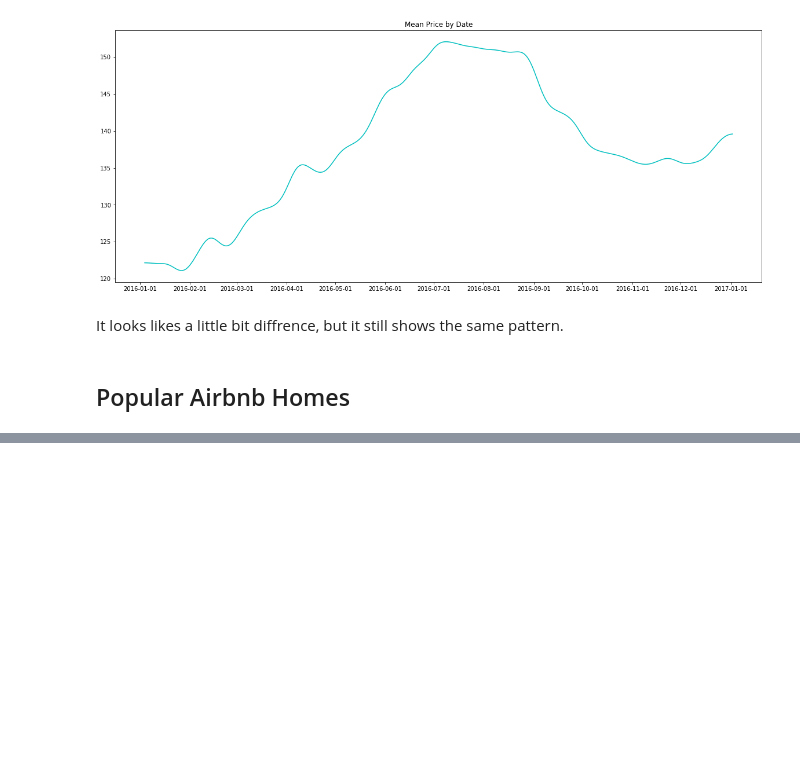
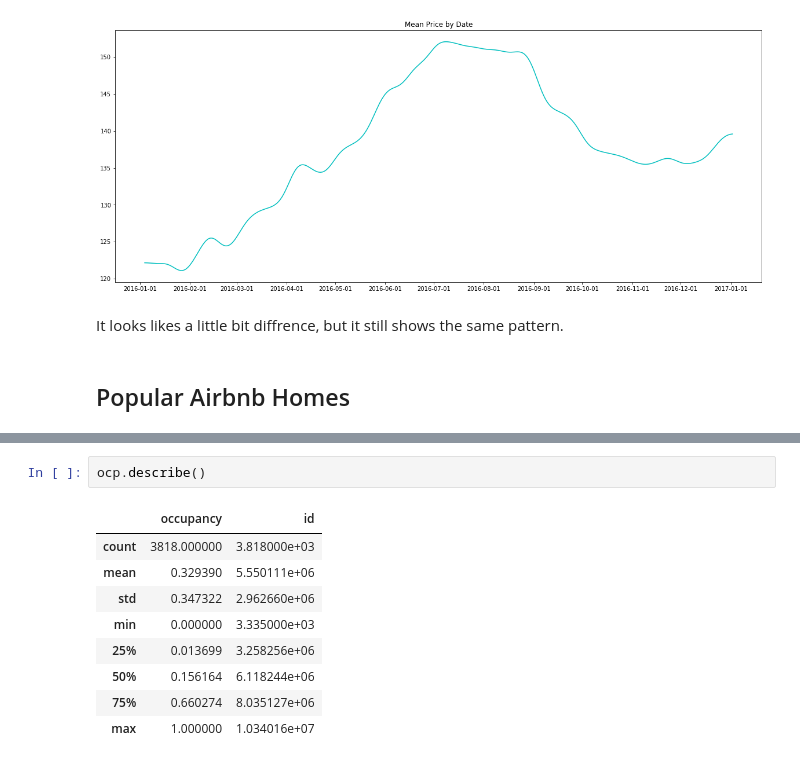
Before and after one commit to LucasBoTang/Seattle_Airbnb, a Jupyter notebook: seattle_airbnb.ipynb, the cells around one changed output, grey strips where cells are left out. Drawn from its saved outputs; the diff is of its cells as text; blank space fills up the shorter version.

```diff
--- a/seattle_airbnb.ipynb
+++ b/seattle_airbnb.ipynb
@@ -196,0 +212,12 @@ It looks likes a little bit diffrence, but it still shows the same pattern.
+# %%
+ocp.describe()
+# %% [output]
+|  | occupancy | id |
+| count | 3818.000000 | 3.818000e+03 |
+| mean | 0.329390 | 5.550111e+06 |
+| std | 0.347322 | 2.962660e+06 |
+| min | 0.000000 | 3.335000e+03 |
+| 25% | 0.013699 | 3.258256e+06 |
+| 50% | 0.156164 | 6.118244e+06 |
+| 75% | 0.660274 | 8.035127e+06 |
+| max | 1.000000 | 1.034016e+07 |
```
Also changed, not shown: parts of 12 cells of this notebook.
